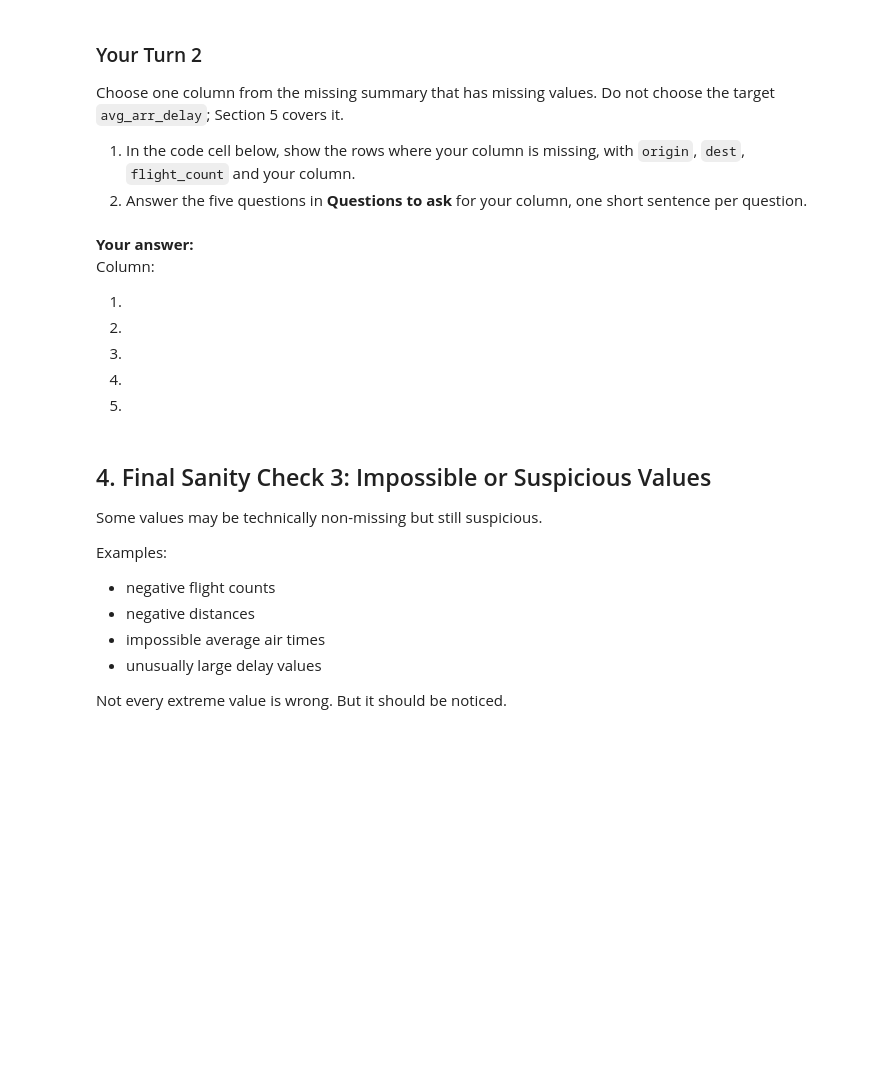
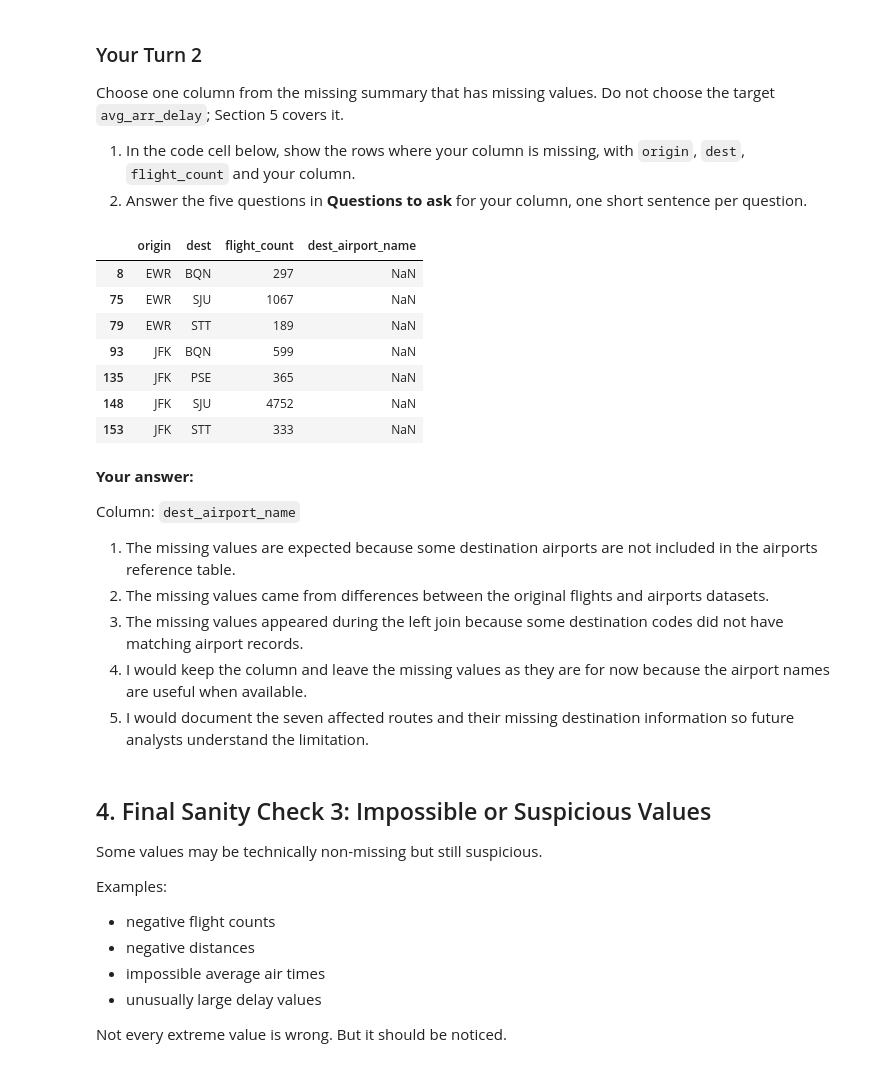
Before and after one commit to katherinekarrutsa-cmyk/week11-12-katherine-karr, a Jupyter notebook: notebooks/module11_abt_documentation_guided_lab.ipynb, the cells around one changed output. Cells and saved outputs as stored; diff of their text form; code cells hidden in the pictures; blank space fills up the shorter version.

```diff
--- a/notebooks/module11_abt_documentation_guided_lab.ipynb
+++ b/notebooks/module11_abt_documentation_guided_lab.ipynb
@@ -191,16 +243,31 @@ Choose one column from the missing summary that has missing values. Do not choos
 # %%
 # Your Turn 2
 # Replace your_column with the column you chose, then show its missing rows.
 # Hint: route_abt[route_abt["your_column"].isna()][["origin", "dest", "flight_count", "your_column"]]
+
+route_abt[route_abt["dest_airport_name"].isna()][
+    ["origin", "dest", "flight_count", "dest_airport_name"]
+]
+# %% [output]
+|  | origin | dest | flight_count | dest_airport_name |
+| 8 | EWR | BQN | 297 | NaN |
+| 75 | EWR | SJU | 1067 | NaN |
+| 79 | EWR | STT | 189 | NaN |
+| 93 | JFK | BQN | 599 | NaN |
+| 135 | JFK | PSE | 365 | NaN |
+| 148 | JFK | SJU | 4752 | NaN |
+| 153 | JFK | STT | 333 | NaN |
 # %% [markdown]
+
 **Your answer:**
-Column:
 
-1.
-2.
-3.
-4.
-5.
+Column: `dest_airport_name`
+
+1. The missing values are expected because some destination airports are not included in the airports reference table.
+2. The missing values came from differences between the original flights and airports datasets.
+3. The missing values appeared during the left join because some destination codes did not have matching airport records.
+4. I would keep the column and leave the missing values as they are for now because the airport names are useful when available.
+5. I would document the seven affected routes and their missing destination information so future analysts understand the limitation.
 # %% [markdown]
 ## 4. Final Sanity Check 3: Impossible or Suspicious Values
 
```
Also changed, not shown: parts of 30 cells of this notebook, 3 other files.
